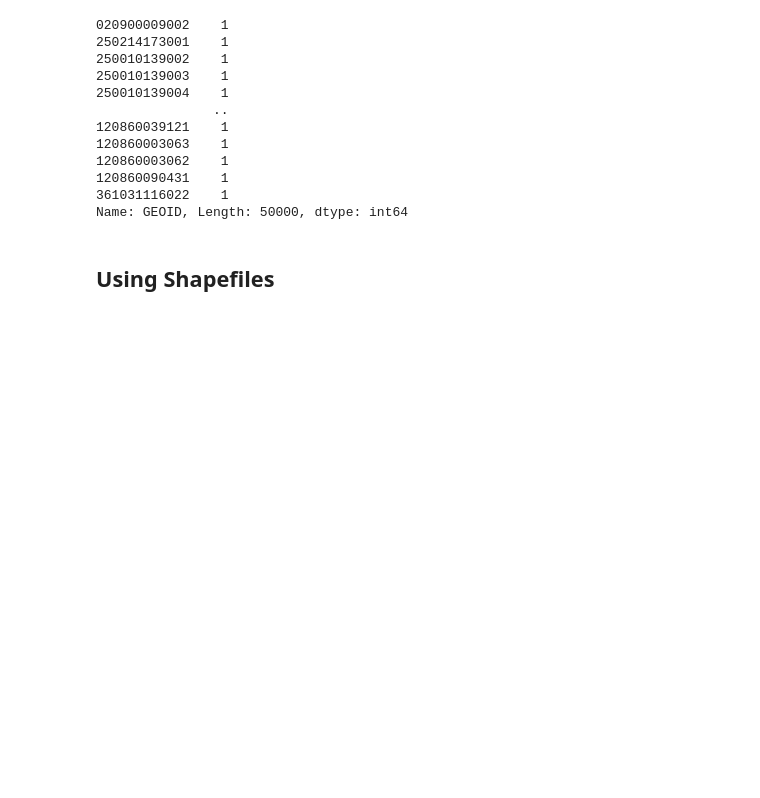
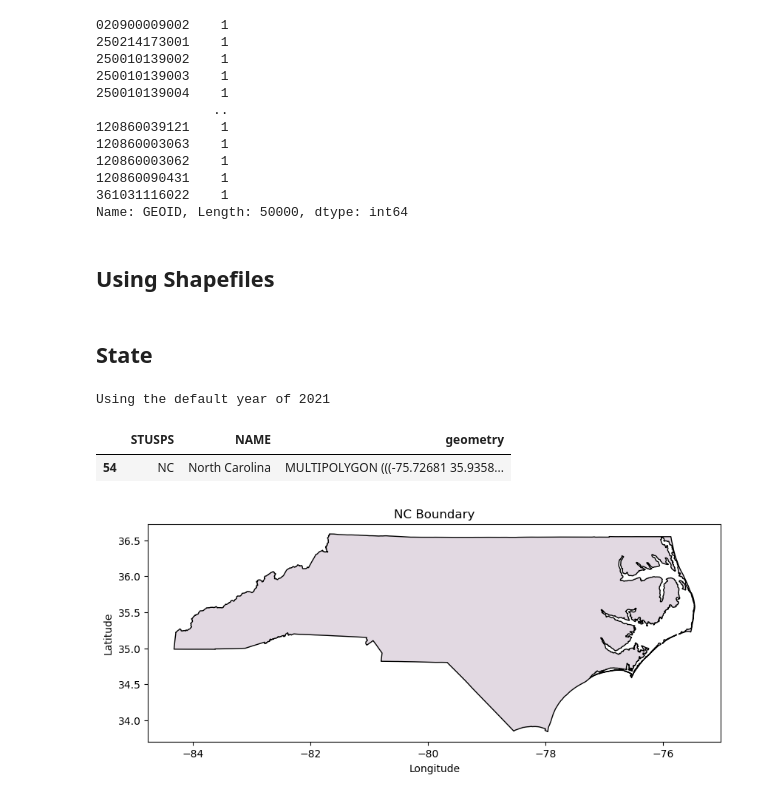
Before and after one commit to LayanKaushik/FloodClaimGeospatialImprovements, a Jupyter notebook: Code/Geographic_unit_code.ipynb, the cells around one changed output. Cells and saved outputs as stored; diff of their text form; code cells hidden in the pictures; blank space fills up the shorter version.

```diff
--- a/Code/Geographic_unit_code.ipynb
+++ b/Code/Geographic_unit_code.ipynb
@@ -664,3 +685,32 @@ common_zipcodes = set_zipcode.intersection(set_zipcode_2)
 print("Number of common zip codes:", len(common_zipcodes))
 # %%
 len(common_zipcodes)/len(list_zipcode)
+# %% [markdown]
+## State
+# %%
+states = pygris.states()
+# %% [output]
+Using the default year of 2021
+# %%
+state_df = states[['STUSPS', 'NAME', 'geometry']]
+# %%
+state_df = state_df[state_df['STUSPS'] == 'NC']
+# %%
+state_df
+# %% [output]
+|  | STUSPS | NAME | geometry |
+| 54 | NC | North Carolina | MULTIPOLYGON (((-75.72681 35.9358... |
+# %%
+# Convert the DataFrame to a GeoDataFrame
+gdf = gpd.GeoDataFrame(state_df, geometry='geometry')
+
+# Plot using the 'viridis' colormap
+gdf.plot(edgecolor="black", cmap='twilight', figsize=(10, 10))
+
+plt.xlabel('Longitude')
+plt.ylabel('Latitude')
+plt.title('NC Boundary')
+
+plt.show()
+# %% [output]
+[figure, added]
```
Also changed, not shown: parts of 4 cells of this notebook, 2 other files.
